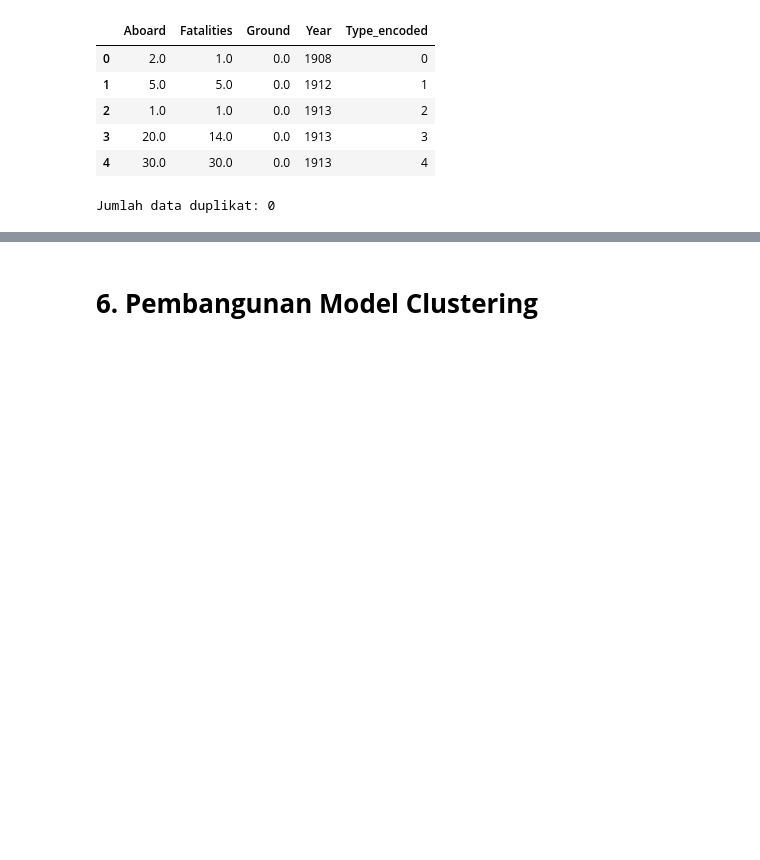
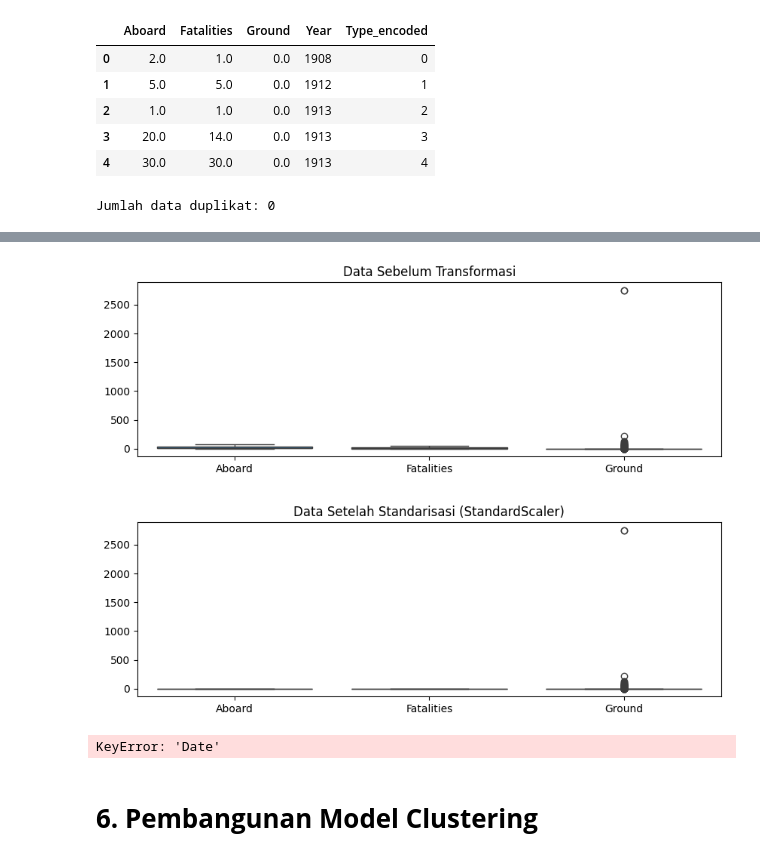
Before and after one commit to zidisw/Dicoding, a Jupyter notebook: [Clustering]_Submission_Akhir_BMLP_Zid_Irsyadin_Sartono_Wijaogy.ipynb, the cells around one changed output, grey strips where cells are left out. Saved outputs shown, nothing was run; the diff lists cells and outputs as text; code cells hidden in the pictures; blank space fills up the shorter version.

```diff
--- a/[Clustering]_Submission_Akhir_BMLP_Zid_Irsyadin_Sartono_Wijaogy.ipynb
+++ b/[Clustering]_Submission_Akhir_BMLP_Zid_Irsyadin_Sartono_Wijaogy.ipynb
@@ -413,0 +395,24 @@ Hasil Standarisasi (StandardScaler):
+# %%
+# Visualisasi sebelum transformasi
+plt.figure(figsize=(10, 3))
+sns.boxplot(data=data_replaced_outliers[['Aboard', 'Fatalities', 'Ground']])
+plt.title("Data Sebelum Transformasi")
+plt.show()
+
+# Visualisasi setelah standarisasi
+plt.figure(figsize=(10, 3))
+sns.boxplot(data_cleaned_standardized[['Aboard', 'Fatalities', 'Ground']])
+plt.title("Data Setelah Standarisasi (StandardScaler)")
+plt.show()
+# %% [output]
+[figure, added]
+[figure, added]
+# %%
+# 4. Fitur Temporal dari `Date`
+data_replaced_outliers['Date'] = pd.to_datetime(data_replaced_outliers['Date'], errors='coerce')
+data_replaced_outliers['Year'] = data_replaced_outliers['Date'].dt.year
+data_replaced_outliers['Month'] = data_replaced_outliers['Date'].dt.month
+data_replaced_outliers['Day'] = data_replaced_outliers['Date'].dt.day
+data_replaced_outliers['Weekday'] = data_replaced_outliers['Date'].dt.weekday  # 0=Senin, 6=Minggu
+# %% [output]
+KeyError: 'Date'
```
Also changed, not shown: parts of 24 cells of this notebook.
